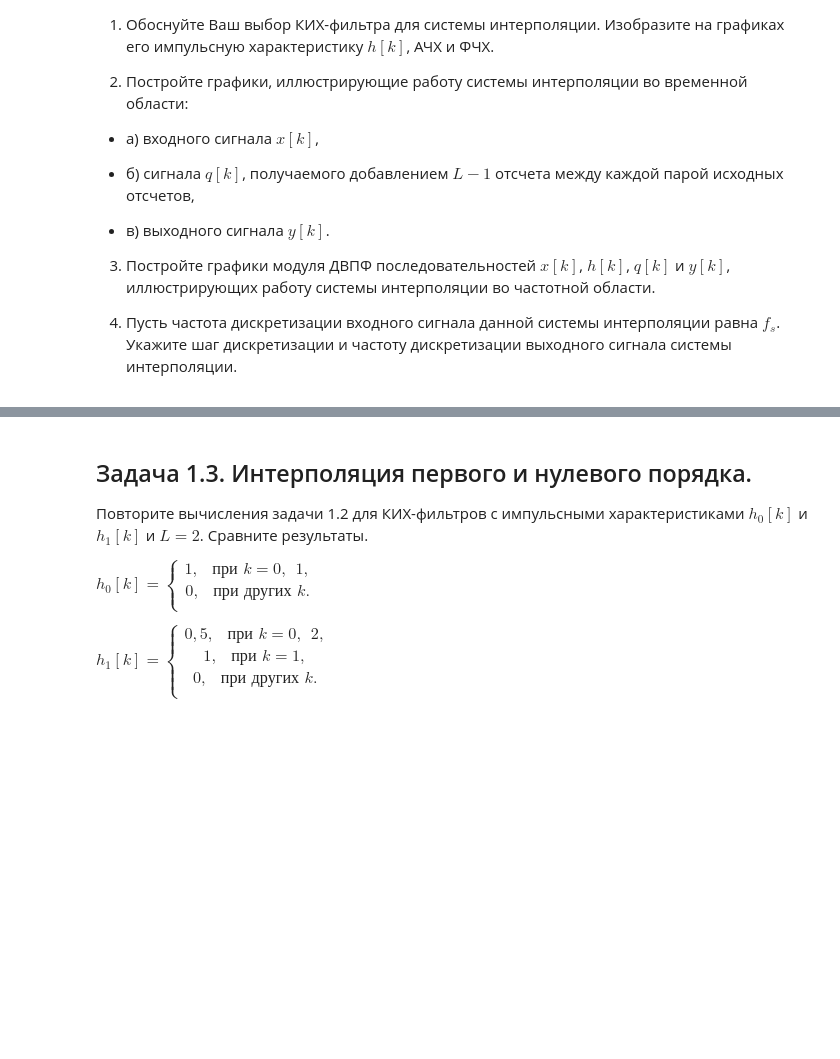
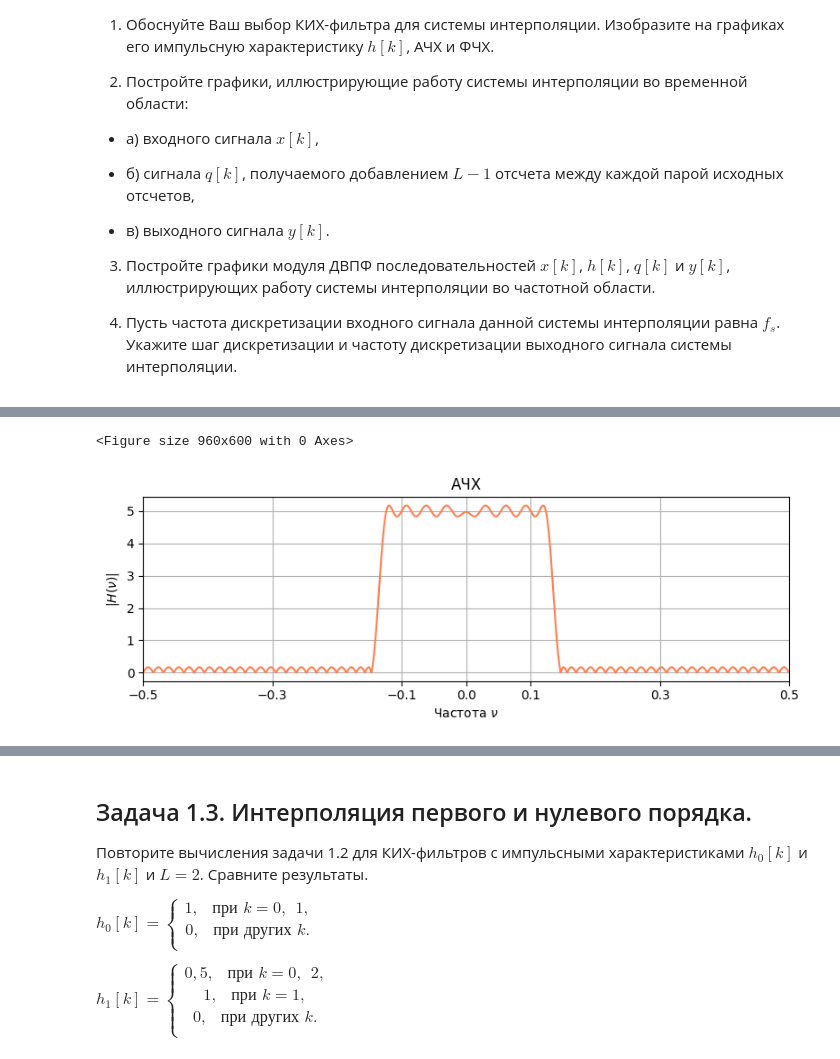
Before and after one commit to sin-diesel/digital-signals-laboratory, a Jupyter notebook: 2nd-semester/fast-signal-processing/dsp_lab6.ipynb, the cells around one changed output, grey strips where cells are left out. Cells and saved outputs as stored; diff of their text form; code cells hidden in the pictures; blank space fills up the shorter version.

```diff
--- a/2nd-semester/fast-signal-processing/dsp_lab6.ipynb
+++ b/2nd-semester/fast-signal-processing/dsp_lab6.ipynb
@@ -72,0 +175,25 @@ def dtft(x, M=2048):
+# %%
+fs=1
+f1=1/8
+f2=1/8+0.02
+bands = np.array([0, f1, f2, fs/2])
+desired = np.array([L, 0])
+weight = np.array([1, 1])
+numtaps=64
+h_pm = signal.remez(numtaps=numtaps, bands=bands, desired=desired, weight=weight, fs=fs)
+# %%
+M=1024
+plt.figure(figsize=[8, 5], dpi=120)
+H1=abs(np.fft.fftshift(np.fft.fft(h_pm, M)))
+plt.figure(figsize=[8, 3])
+plt.plot(np.arange(M)/M-0.5, H1, color='coral')
+plt.grid()
+plt.ylabel('$|H(\\nu)|$')
+plt.xlabel('Частота $\\nu$')
+plt.title('АЧХ')
+plt.xlim([-fs/2, fs/2])
+plt.xticks([-0.5, -3/(2*L), -1/(2*L), 0, 1/(2*L), 3/(2*L), 0.5])
+plt.tight_layout()
+# %% [output]
+<Figure size 960x600 with 0 Axes>
+[figure, added]
```
Also changed, not shown: parts of 16 cells of this notebook, 2 other files.
